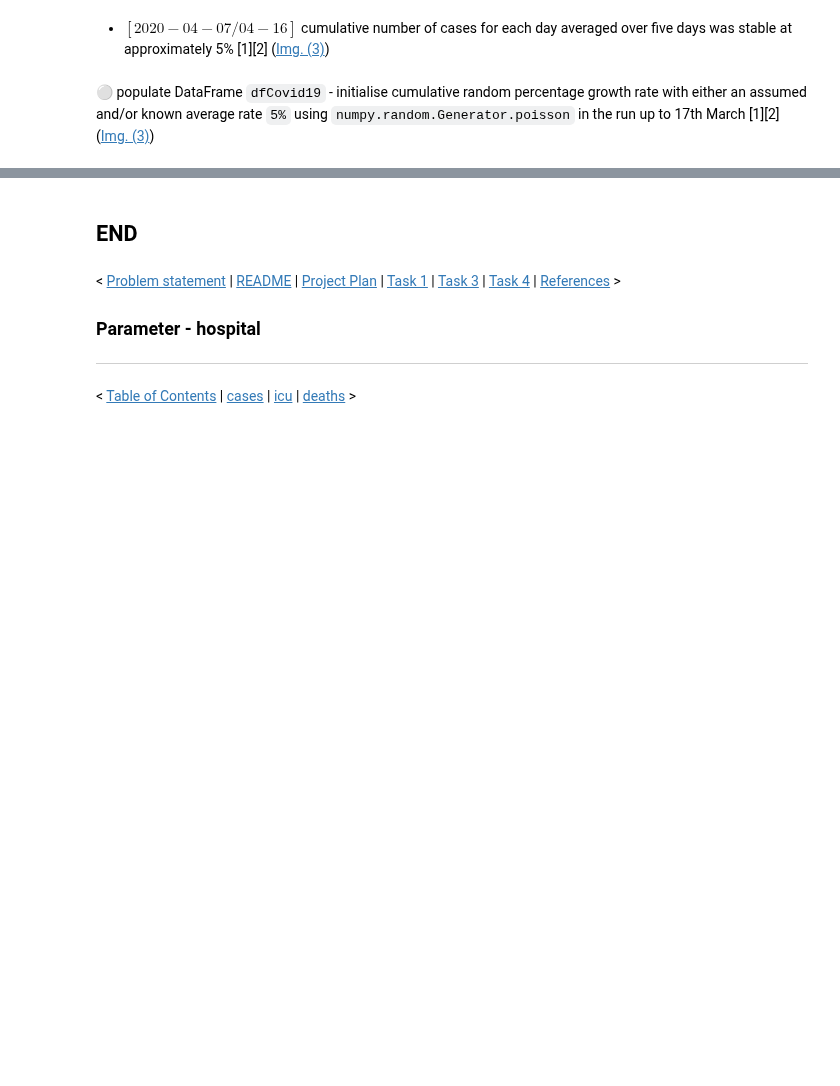
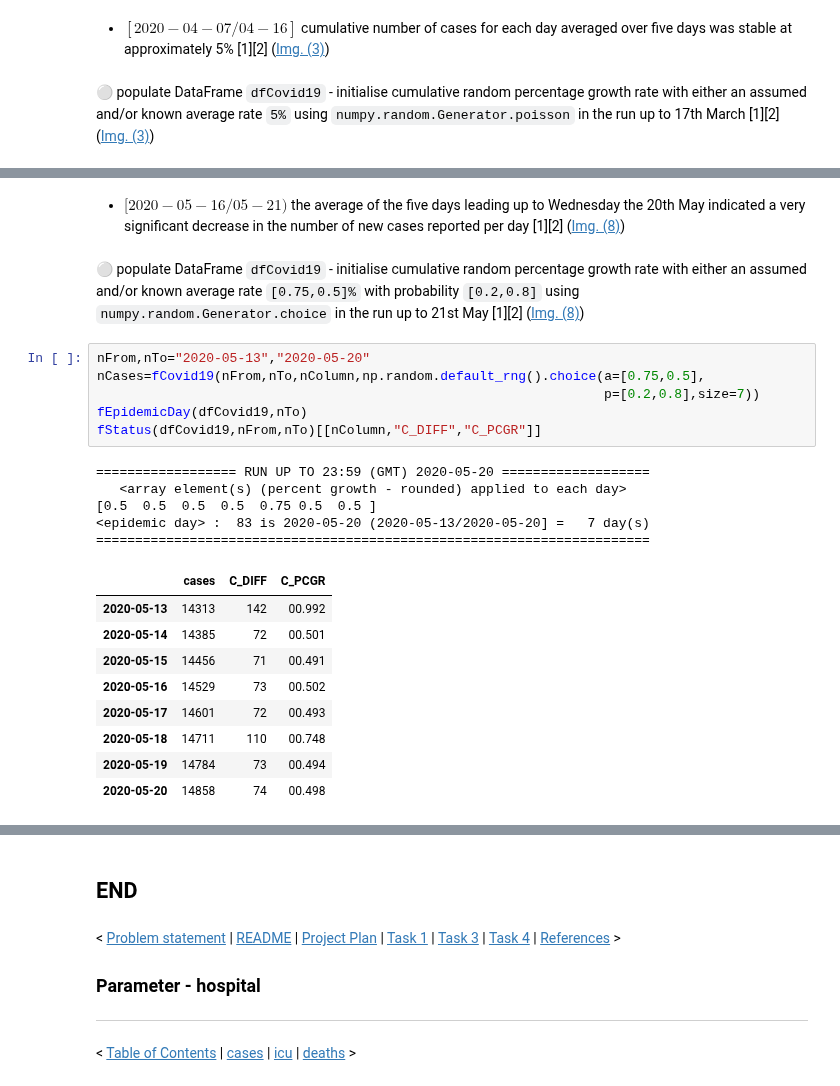
Before and after one commit to E6985/pda-numpy-random-simulation, a Jupyter notebook: Programming-for-Data-Analysis-Project-2020.ipynb, the cells around one changed output, grey strips where cells are left out. Drawn from its saved outputs; the diff is of its cells as text; blank space fills up the shorter version.

```diff
--- a/Programming-for-Data-Analysis-Project-2020.ipynb
+++ b/Programming-for-Data-Analysis-Project-2020.ipynb
@@ -971,0 +927,35 @@ fStatus(dfCovid19,nFrom,nTo)[[nColumn,"C_DIFF","C_PCGR"]]
+# %% [markdown]
+- $[{2020}-{05}-{16} / {05}-{21})$ the average of the five days leading up to Wednesday the 20th May indicated a very significant decrease in the number of new cases reported per day [1][2] ([Img. (8)](https://github.com/E6985/pda-numpy-random-simulation/blob/main/img/06042020-metrics-06032020.png))
+
+<!--
+[1] P. Nolan (IEMAG), "LIVE: Update on coronavirus in Ireland (21/05/2020)," [VirginMediaNews](https://web.archive.org/web/20201207135558/https://www.facebook.com/VirginMediaNews/videos/286447475729598), May 2020.
+-->
+# %% [markdown]
+&#x26AA; populate DataFrame ``dfCovid19`` - initialise cumulative random percentage growth rate with either an assumed and/or known average rate ``[0.75,0.5]%`` with probability ``[0.2,0.8]`` using ``numpy.random.Generator.choice`` in the run up to 21st May [1][2] ([Img. (8)](https://github.com/E6985/pda-numpy-random-simulation/blob/main/img/06042020-metrics-06032020.png))
+
+<!--
+[1] P. Nolan (IEMAG), "LIVE: Update on coronavirus in Ireland (21/05/2020)," [VirginMediaNews](https://web.archive.org/web/20201207135558/https://www.facebook.com/VirginMediaNews/videos/286447475729598), May 2020.
+
+[2] Anaconda (choice), "numpy.random.Generator," Docstring, June 2020.
+-->
+# %%
+nFrom,nTo="2020-05-13","2020-05-20"
+nCases=fCovid19(nFrom,nTo,nColumn,np.random.default_rng().choice(a=[0.75,0.5],
+                                                                 p=[0.2,0.8],size=7))
+fEpidemicDay(dfCovid19,nTo)
+fStatus(dfCovid19,nFrom,nTo)[[nColumn,"C_DIFF","C_PCGR"]]
+# %% [output]
+================== RUN UP TO 23:59 (GMT) 2020-05-20 ===================
+   <array element(s) (percent growth - rounded) applied to each day>
+[0.5  0.5  0.5  0.5  0.75 0.5  0.5 ]
+<epidemic day> :  83 is 2020-05-20 (2020-05-13/2020-05-20] =   7 day(s)
+=======================================================================
+|  | cases | C_DIFF | C_PCGR |
+| 2020-05-13 | 14313 | 142 | 00.992 |
+| 2020-05-14 | 14385 | 72 | 00.501 |
+| 2020-05-15 | 14456 | 71 | 00.491 |
+| 2020-05-16 | 14529 | 73 | 00.502 |
+| 2020-05-17 | 14601 | 72 | 00.493 |
+| 2020-05-18 | 14711 | 110 | 00.748 |
+| 2020-05-19 | 14784 | 73 | 00.494 |
+| 2020-05-20 | 14858 | 74 | 00.498 |
```
Also changed, not shown: parts of 43 cells of this notebook, 2 other files.
